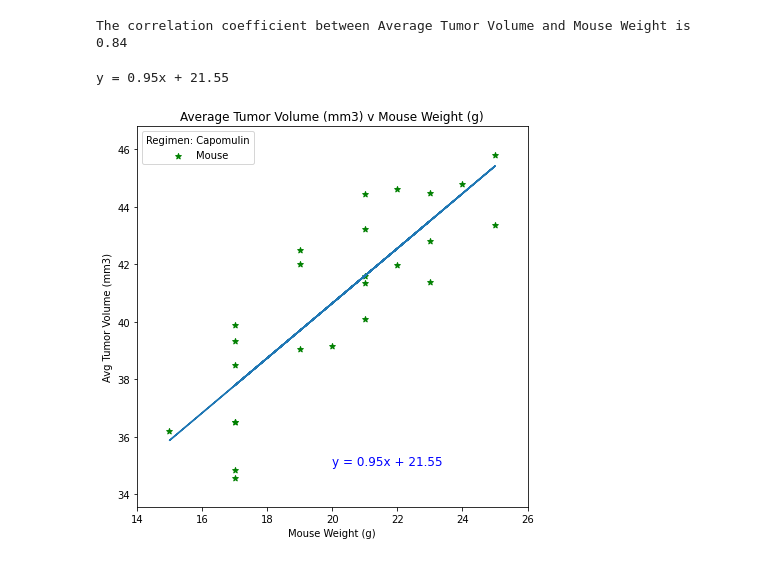
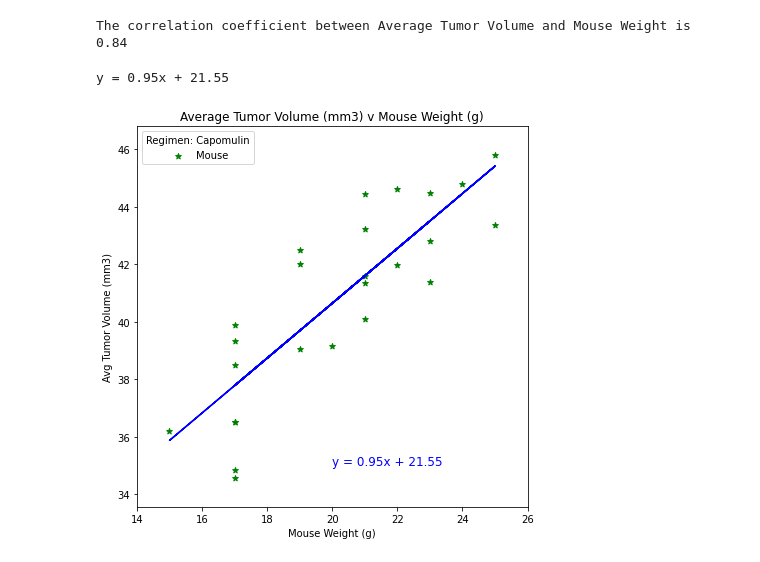
Before and after one commit to tratnikc/matplotlib-challenge, a Jupyter notebook: Pymaceuticals/pymaceuticals.ipynb, the cells around one changed output. Drawn from its saved outputs; the diff is of its cells as text; code cells hidden in the pictures.

```diff
--- a/Pymaceuticals/pymaceuticals.ipynb
+++ b/Pymaceuticals/pymaceuticals.ipynb
@@ -326,26 +340,26 @@ The correlation coefficient between Average Tumor Volume and Mouse Weight is 0.8
 # %%
 #linear regression model
 slope, intercept, rvalue, pvalue, std_err = st.linregress(wt, vol)
 
 #create equation of line
 line = slope * wt + intercept
 line_eq = f"y = {round(slope,2)}x + {round(intercept,2)}"
 print(line_eq)
 
 #plot linear model on top of scatter plot
 fig, ax = plt.subplots(figsize=(7,7))
 ax.set_autoscale_on(True)
 ax.scatter(wt, vol, marker="*", facecolors="green", edgecolors="green")
 ax.legend(["Mouse"],loc="upper left", title="Regimen: Capomulin")
 
-plt.plot(wt, line, "-")
+plt.plot(wt, line, 'b-')
 plt.title("Average Tumor Volume (mm3) v Mouse Weight (g)")
 plt.ylabel("Avg Tumor Volume (mm3)")
 plt.xlabel("Mouse Weight (g)")
 plt.ylim(vol.min() - 1, vol.max() + 1)
 plt.xlim(wt.min() - 1, wt.max() + 1)
 plt.annotate(line_eq, (20,35), fontsize=12, color="blue")
 plt.show()
 # %% [output]
 y = 0.95x + 21.55
-[figure, old version]
+[figure, new version]
```
Also changed, not shown: parts of 6 cells of this notebook.
